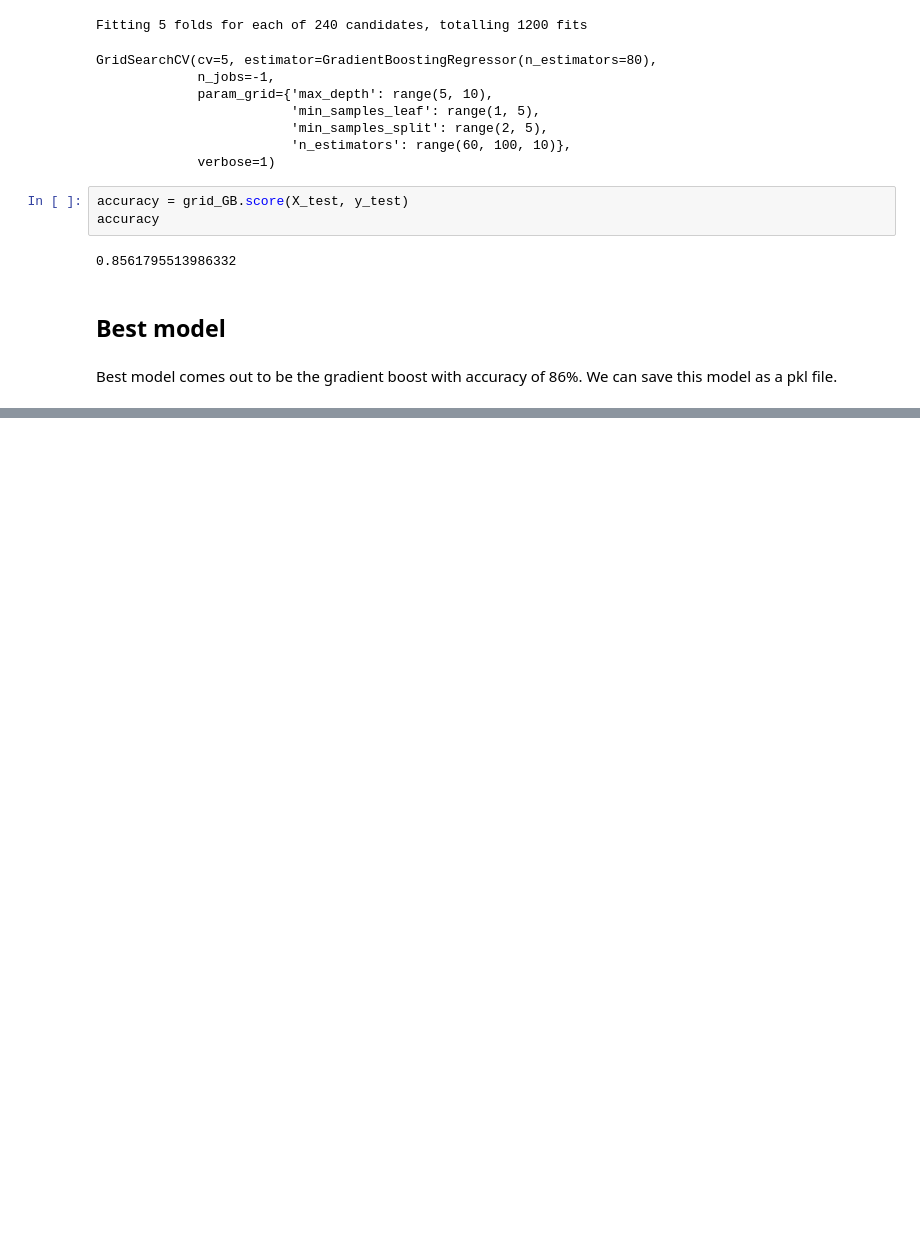
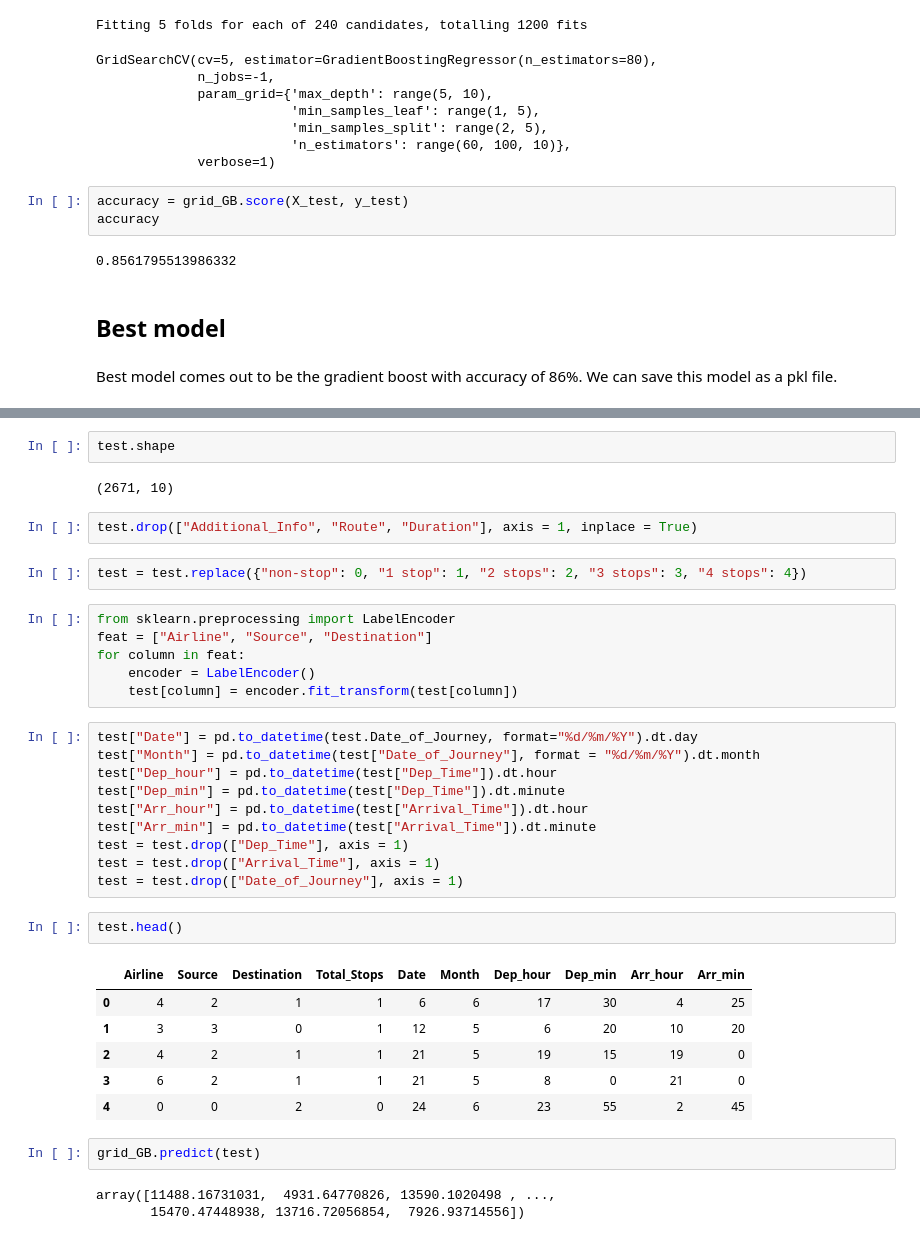
Before and after one commit to surjeet143/flight-ticket-prediction, a Jupyter notebook: flight price prediction.ipynb, the cells around one changed output, grey strips where cells are left out. Saved outputs shown, nothing was run; the diff lists cells and outputs as text; blank space fills up the shorter version.

```diff
--- a/flight price prediction.ipynb
+++ b/flight price prediction.ipynb
@@ -252,0 +265,38 @@ pickle.dump(LR, open("LR_model.pkl", 'wb'))
+# %%
+test.shape
+# %% [output]
+(2671, 10)
+# %%
+test.drop(["Additional_Info", "Route", "Duration"], axis = 1, inplace = True)
+# %%
+test = test.replace({"non-stop": 0, "1 stop": 1, "2 stops": 2, "3 stops": 3, "4 stops": 4})
+# %%
+from sklearn.preprocessing import LabelEncoder
+feat = ["Airline", "Source", "Destination"]
+for column in feat:
+    encoder = LabelEncoder()
+    test[column] = encoder.fit_transform(test[column])
+# %%
+test["Date"] = pd.to_datetime(test.Date_of_Journey, format="%d/%m/%Y").dt.day
+test["Month"] = pd.to_datetime(test["Date_of_Journey"], format = "%d/%m/%Y").dt.month
+test["Dep_hour"] = pd.to_datetime(test["Dep_Time"]).dt.hour
+test["Dep_min"] = pd.to_datetime(test["Dep_Time"]).dt.minute
+test["Arr_hour"] = pd.to_datetime(test["Arrival_Time"]).dt.hour
+test["Arr_min"] = pd.to_datetime(test["Arrival_Time"]).dt.minute
+test = test.drop(["Dep_Time"], axis = 1)
+test = test.drop(["Arrival_Time"], axis = 1)
+test = test.drop(["Date_of_Journey"], axis = 1)
+# %%
+test.head()
+# %% [output]
+|  | Airline | Source | Destination | Total_Stops | Date | Month | Dep_hour | Dep_min | Arr_hour | Arr_min |
+| 0 | 4 | 2 | 1 | 1 | 6 | 6 | 17 | 30 | 4 | 25 |
+| 1 | 3 | 3 | 0 | 1 | 12 | 5 | 6 | 20 | 10 | 20 |
+| 2 | 4 | 2 | 1 | 1 | 21 | 5 | 19 | 15 | 19 | 0 |
+| 3 | 6 | 2 | 1 | 1 | 21 | 5 | 8 | 0 | 21 | 0 |
+| 4 | 0 | 0 | 2 | 0 | 24 | 6 | 23 | 55 | 2 | 45 |
+# %%
+grid_GB.predict(test)
+# %% [output]
+array([11488.16731031,  4931.64770826, 13590.1020498 , ...,
+       15470.47448938, 13716.72056854,  7926.93714556])
```
Also changed, not shown: parts of 3 cells of this notebook.
